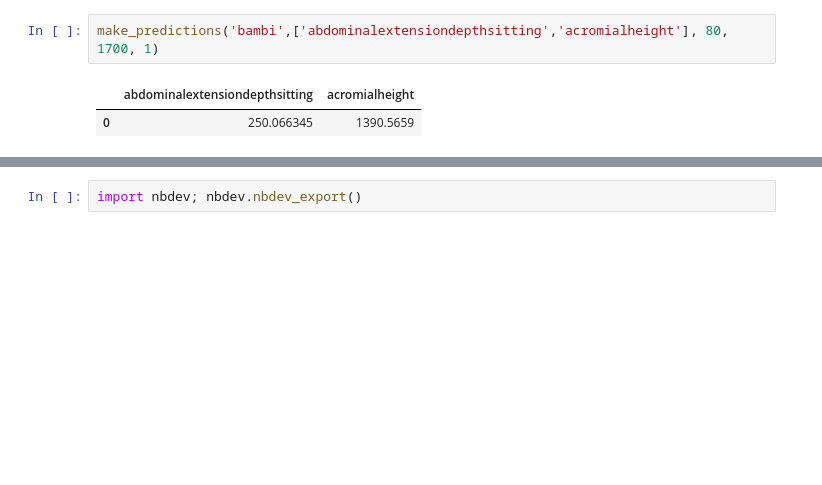
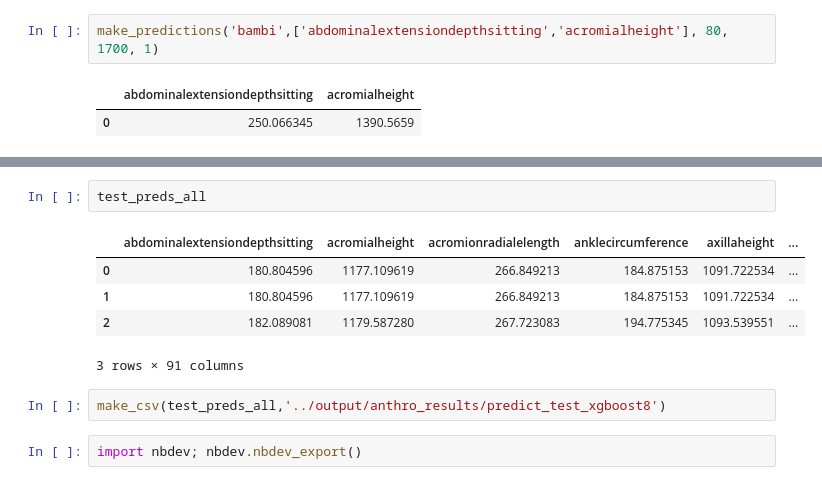
Before and after one commit to jobindjohn/anthromass, a Jupyter notebook: anthropmass/nbs/200_anthropometry.ipynb, the cells around one changed output, grey strips where cells are left out. Cells and saved outputs as stored; diff of their text form; blank space fills up the shorter version.

```diff
--- a/anthropmass/nbs/200_anthropometry.ipynb
+++ b/anthropmass/nbs/200_anthropometry.ipynb
@@ -94,2 +105,12 @@ df
+# %%
+test_preds_all
+# %% [output]
+|  | abdominalextensiondepthsitting | acromialheight | acromionradialelength | anklecircumference | axillaheight | ... |
+| 0 | 180.804596 | 1177.109619 | 266.849213 | 184.875153 | 1091.722534 | ... |
+| 1 | 180.804596 | 1177.109619 | 266.849213 | 184.875153 | 1091.722534 | ... |
+| 2 | 182.089081 | 1179.587280 | 267.723083 | 194.775345 | 1093.539551 | ... |
+3 rows × 91 columns
+# %%
+make_csv(test_preds_all,'../output/anthro_results/predict_test_xgboost8')
 # %%
 import nbdev; nbdev.nbdev_export()
```
Also changed, not shown: parts of 5 cells of this notebook, 5 other files.
